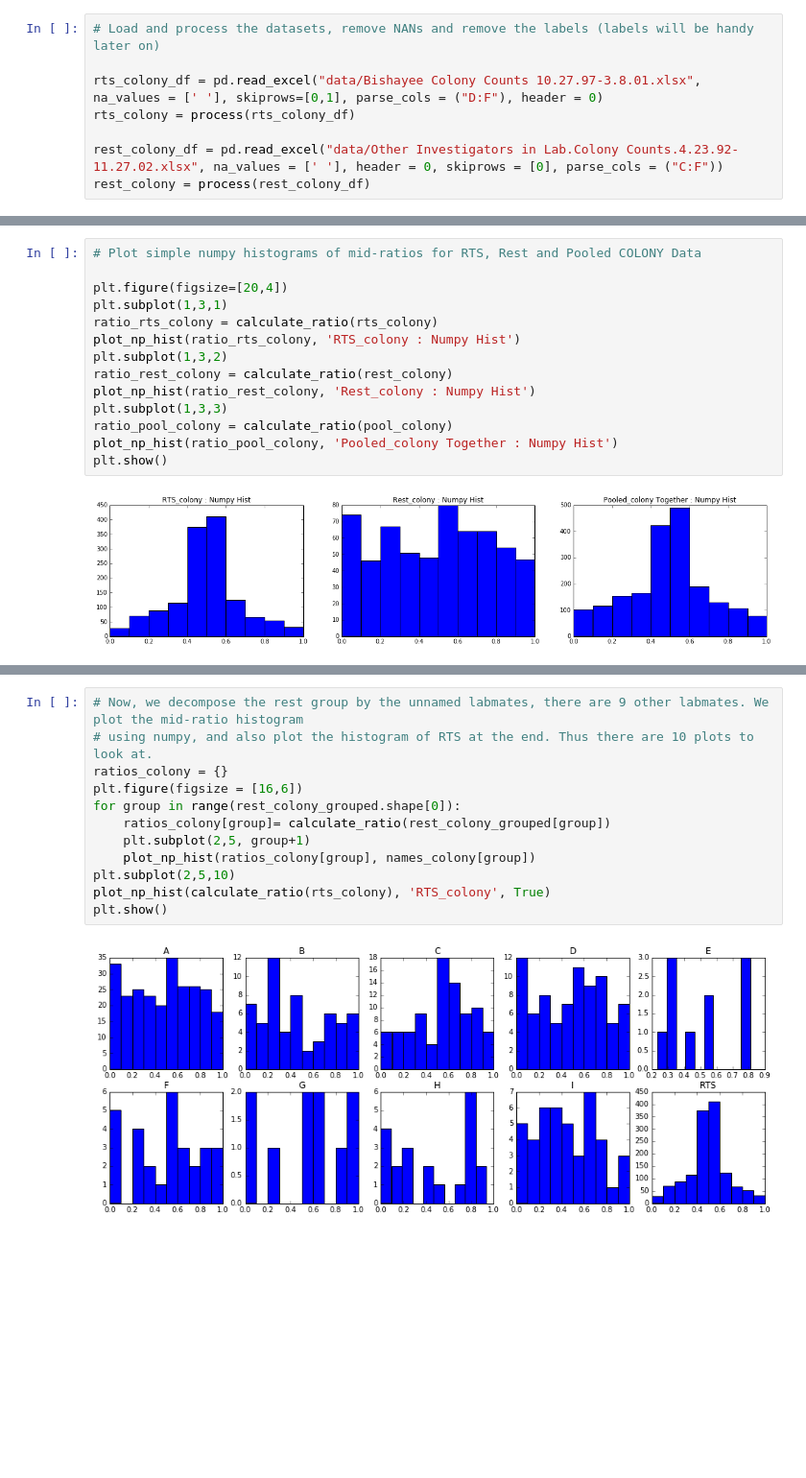
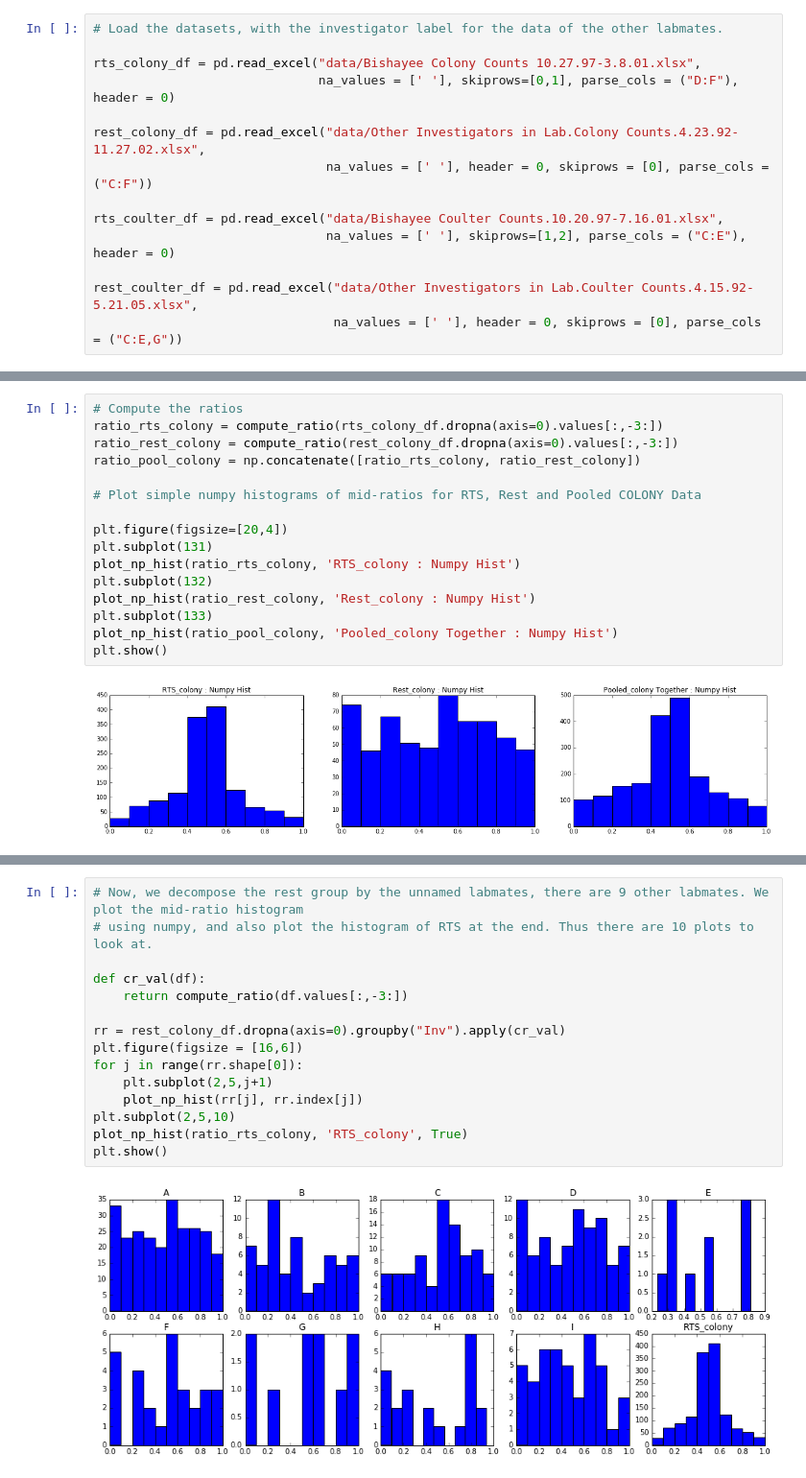
Before and after one commit to ianno/science_review, a Jupyter notebook: Raaz - Mid Ratio.ipynb, the cells around one changed output, grey strips where cells are left out. Shown at 96% size. Drawn from its saved outputs; the diff is of its cells as text; blank space fills up the shorter version.

```diff
--- a/Raaz - Mid Ratio.ipynb
+++ b/Raaz - Mid Ratio.ipynb
@@ -83,10 +72,16 @@ def group_by_name(df):
 # %%
-# Load and process the datasets, remove NANs and remove the labels (labels will be handy later on)
+# Load the datasets, with the investigator label for the data of the other labmates.
 
-rts_colony_df = pd.read_excel("data/Bishayee Colony Counts 10.27.97-3.8.01.xlsx", na_values = [' '], skiprows=[0,1], parse_cols = ("D:F"), header = 0)
-rts_colony = process(rts_colony_df)
+rts_colony_df = pd.read_excel("data/Bishayee Colony Counts 10.27.97-3.8.01.xlsx",
+                              na_values = [' '], skiprows=[0,1], parse_cols = ("D:F"), header = 0)
 
-rest_colony_df = pd.read_excel("data/Other Investigators in Lab.Colony Counts.4.23.92-11.27.02.xlsx", na_values = [' '], header = 0, skiprows = [0], parse_cols = ("C:F"))
-rest_colony = process(rest_colony_df)
+rest_colony_df = pd.read_excel("data/Other Investigators in Lab.Colony Counts.4.23.92-11.27.02.xlsx",
+                               na_values = [' '], header = 0, skiprows = [0], parse_cols = ("C:F"))
+
+rts_coulter_df = pd.read_excel("data/Bishayee Coulter Counts.10.20.97-7.16.01.xlsx",
+                               na_values = [' '], skiprows=[1,2], parse_cols = ("C:E"), header = 0)
+
+rest_coulter_df = pd.read_excel("data/Other Investigators in Lab.Coulter Counts.4.15.92-5.21.05.xlsx",
+                                na_values = [' '], header = 0, skiprows = [0], parse_cols = ("C:E,G"))
 # %%
 # Merge the data to create the pool and visualize the shape of the datasets
@@ -114,15 +102,17 @@ names_colony = rest_colony_grouped.index
 # %%
+# Compute the ratios
+ratio_rts_colony = compute_ratio(rts_colony_df.dropna(axis=0).values[:,-3:])
+ratio_rest_colony = compute_ratio(rest_colony_df.dropna(axis=0).values[:,-3:])
+ratio_pool_colony = np.concatenate([ratio_rts_colony, ratio_rest_colony])
+
 # Plot simple numpy histograms of mid-ratios for RTS, Rest and Pooled COLONY Data
 
 plt.figure(figsize=[20,4])
-plt.subplot(1,3,1)
-ratio_rts_colony = calculate_ratio(rts_colony)
+plt.subplot(131)
 plot_np_hist(ratio_rts_colony, 'RTS_colony : Numpy Hist')
-plt.subplot(1,3,2)
-ratio_rest_colony = calculate_ratio(rest_colony)
+plt.subplot(132)
 plot_np_hist(ratio_rest_colony, 'Rest_colony : Numpy Hist')
-plt.subplot(1,3,3)
-ratio_pool_colony = calculate_ratio(pool_colony)
+plt.subplot(133)
 plot_np_hist(ratio_pool_colony, 'Pooled_colony Together : Numpy Hist')
 plt.show()
 # %% [output]
@@ -147,14 +140,17 @@ plt.show()
 # %%
 # Now, we decompose the rest group by the unnamed labmates, there are 9 other labmates. We plot the mid-ratio histogram
 # using numpy, and also plot the histogram of RTS at the end. Thus there are 10 plots to look at.
-ratios_colony = {}
+
+def cr_val(df):
+    return compute_ratio(df.values[:,-3:])
+
+rr = rest_colony_df.dropna(axis=0).groupby("Inv").apply(cr_val)
 plt.figure(figsize = [16,6])
-for group in range(rest_colony_grouped.shape[0]):
-    ratios_colony[group]= calculate_ratio(rest_colony_grouped[group])
-    plt.subplot(2,5, group+1)
-    plot_np_hist(ratios_colony[group], names_colony[group])
+for j in range(rr.shape[0]):
+    plt.subplot(2,5,j+1)
+    plot_np_hist(rr[j], rr.index[j])
 plt.subplot(2,5,10)
-plot_np_hist(calculate_ratio(rts_colony), 'RTS_colony', True)
+plot_np_hist(ratio_rts_colony, 'RTS_colony', True)
 plt.show()
 # %% [output]
-[figure, old version]
+[figure, new version]
```
Also changed, not shown: parts of 19 cells of this notebook.
